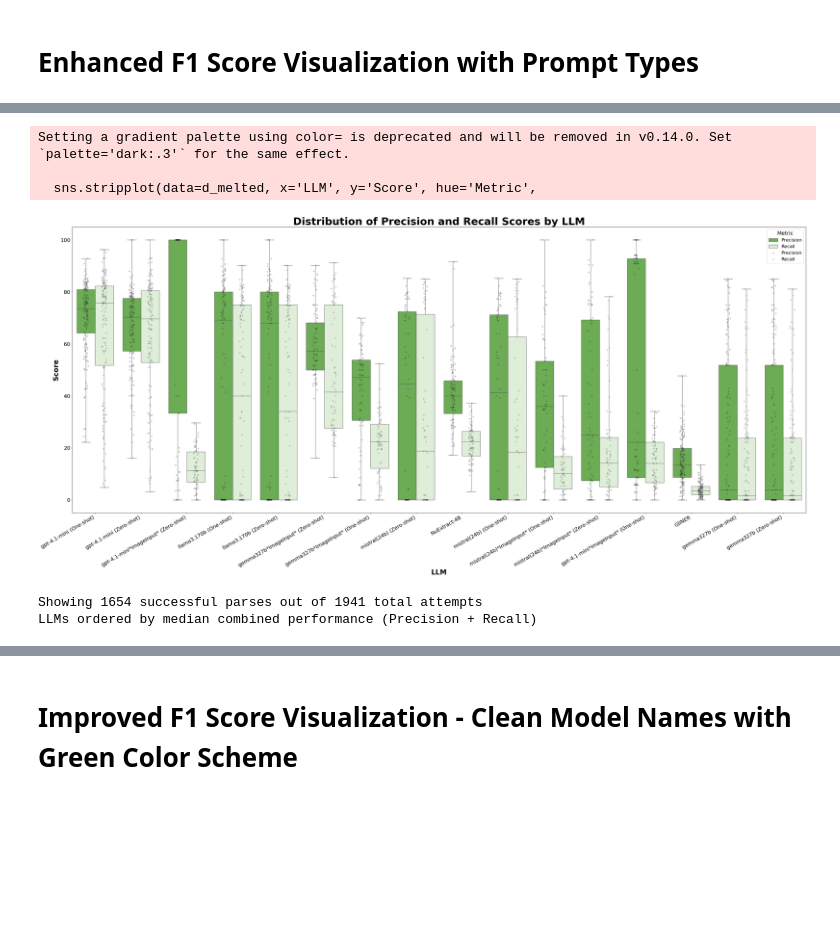
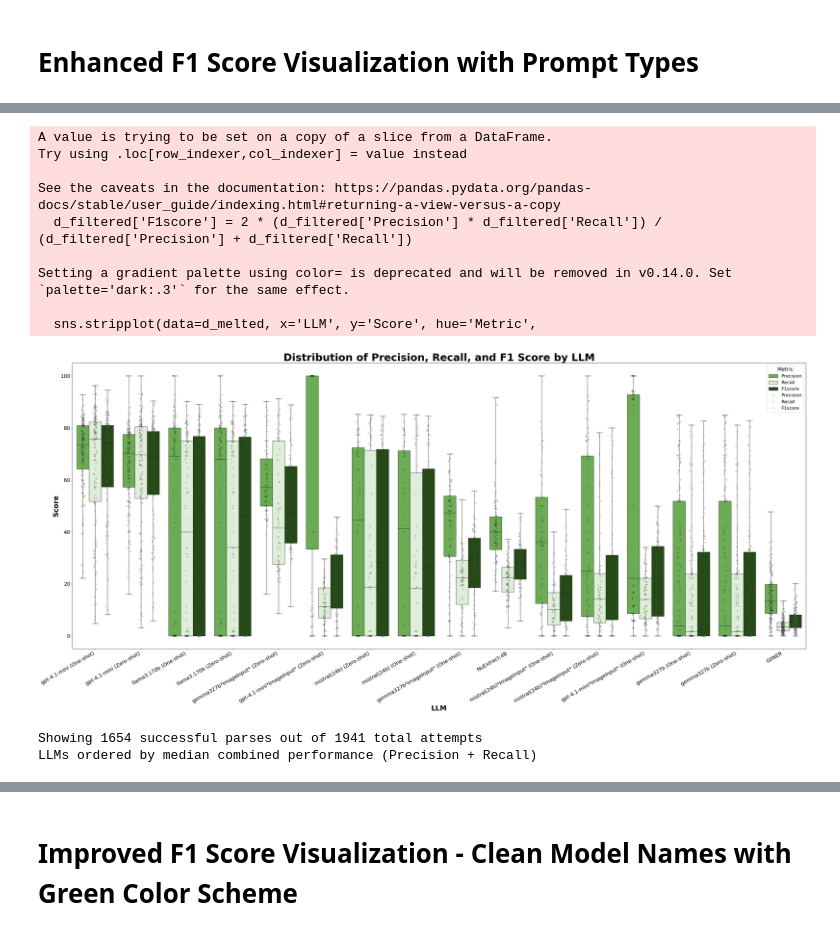
Before and after one commit to AaronYuuu/PDF_benchmarking, a Jupyter notebook: graphs/vis.ipynb, the cells around one changed output, grey strips where cells are left out. Cells and saved outputs as stored; diff of their text form; code cells hidden in the pictures; blank space fills up the shorter version.

```diff
--- a/graphs/vis.ipynb
+++ b/graphs/vis.ipynb
@@ -15,4 +15,5 @@ data['LLM'] = data.apply(
 )
 # %%
 
-data.fillna("None", inplace=True)
+data.Prompt.fillna("None", inplace=True)
+data.Parsed.fillna(True, inplace=True)
@@ -63,22 +77,23 @@ GliNER                                False  None              6.227663
 Name: F1score, dtype: float64
 # %%
 # Calculate percentage of unparsed results by LLM
-unparsed_counts = data.loc[data["Parsed"] == False].LLM.value_counts()
-total_counts = data.LLM.value_counts()
+data["BaseLLM"] = data.LLM.apply(lambda x: x.split(" (")[0]).replace("*ImageInput*", " (Image Input)")
+
+unparsed_counts = data.loc[data["Parsed"] == False].BaseLLM.value_counts()
+total_counts = data.BaseLLM.value_counts()
 unparsed_percentages = (unparsed_counts / total_counts * 100).fillna(0)
-
 # Sort by percentage for better visualization
 unparsed_percentages = unparsed_percentages.sort_values(ascending=True)
-
-ax = unparsed_percentages.plot(kind='barh', color=colors[0], figsize=(10, 8))
-plt.title("Percentage of Trials with Unparsed Results by LLM")
-plt.xlabel("Percentage of Trials (%)")
-plt.ylabel("LLM")
+unparsed_percentages = unparsed_percentages[unparsed_percentages > 0]
+ax = unparsed_percentages.plot(kind='barh', color=colors[0], figsize=(16, 8))
+plt.title("Percentage of Trials with Unparsed Results by LLM, remaining are 0%")
+plt.xlabel("Percentage of Trials (%)", fontsize=14, fontweight='bold')
+plt.ylabel("LLM", fontdict={'size': 14, 'weight': 'bold'})
 
 # Add percentage labels on bars
 for i, (model, percentage) in enumerate(unparsed_percentages.items()):
     ax.text(percentage + 0.5, i, f'{percentage:.1f}%',
-           va='center', ha='left', fontsize=10, color='black')
+           va='center', ha='left', fontsize=12, color='black')
 
 plt.tight_layout()
 plt.show()
@@ -643,46 +208,54 @@ d['Precision'] = pd.to_numeric(d['Precision'], errors='coerce')
 d['Recall'] = pd.to_numeric(d['Recall'], errors='coerce')
 
 # Filter out failed parses and zero values
-d_filtered = d[(d['Parsed'] != False) &  (d['Precision'].notna()) & (d['Recall'].notna())]
+d_filtered = d[(d['Parsed'] == True)]
 
 if len(d_filtered) > 0:
     # Melt the dataframe to combine Precision and Recall into one column
     d_melted = d_filtered.melt(
         id_vars=['LLM', 'Parsed', 'Image', 'Prompt'],
-        value_vars=['Precision', 'Recall'],
+        value_vars=['Precision', 'Recall', 'F1score'],
         var_name='Metric',
         value_name='Score'
     )
 
+    d_filtered['F1score'] = 2 * (d_filtered['Precision'] * d_filtered['Recall']) / (d_filtered['Precision'] + d_filtered['Recall'])
+
     # Order LLMs by median combined performance
-    llm_order = d_filtered.groupby('LLM')[['Precision', 'Recall']].median().mean(axis=1).sort_values(ascending=False).index
+    llm_order = d_filtered.groupby('LLM')[['Precision', 'Recall', "F1score"]].median().mean(axis=1).sort_values(ascending=False).index
 
     # Create the combined box plot
     plt.figure(figsize=(38, 18))
     sns.boxplot(data=d_melted, x='LLM', y='Score', hue='Metric',
-                order=llm_order, palette=['#64bb46', "#DDF1D6"], whis=(0, 100))
+                order=llm_order, palette=['#64bb46', "#DDF1D6", "#21520F"], whis=(0, 100))
     sns.stripplot(data=d_melted, x='LLM', y='Score', hue='Metric',
                 order=llm_order, color=".3", dodge=True, alpha=0.3, jitter=True)
-    plt.title('Distribution of Precision and Recall Scores by LLM', fontsize=36, fontweight='bold')
+    plt.title('Distribution of Precision, Recall, and F1 Score by LLM', fontsize=36, fontweight='bold')
     plt.xlabel('LLM', fontsize=24, fontweight='bold')
     plt.ylabel('Score', fontsize=24, fontweight='bold')
     plt.xticks(rotation=30, ha='right')
 
 
     # Customize legend
     plt.legend(title='Metric', title_fontsize=18, fontsize=16, loc='upper right')
 
     plt.tight_layout()
     plt.show()
 
     print(f"Showing {len(d_filtered)} successful parses out of {len(d)} total attempts")
     print(f"LLMs ordered by median combined performance (Precision + Recall)")
 else:
     print("No valid precision/recall data to display")
 # %% [output]
+A value is trying to be set on a copy of a slice from a DataFrame.
+Try using .loc[row_indexer,col_indexer] = value instead
+
+See the caveats in the documentation: https://pandas.pydata.org/pandas-docs/stable/user_guide/indexing.html#returning-a-view-versus-a-copy
+  d_filtered['F1score'] = 2 * (d_filtered['Precision'] * d_filtered['Recall']) / (d_filtered['Precision'] + d_filtered['Recall'])
+
 Setting a gradient palette using color= is deprecated and will be removed in v0.14.0. Set `palette='dark:.3'` for the same effect.
 
   sns.stripplot(data=d_melted, x='LLM', y='Score', hue='Metric',
-[figure, old version]
+[figure, new version]
 Showing 1654 successful parses out of 1941 total attempts
 LLMs ordered by median combined performance (Precision + Recall)
```
Also changed, not shown: parts of 51 cells of this notebook, 8 other files.
